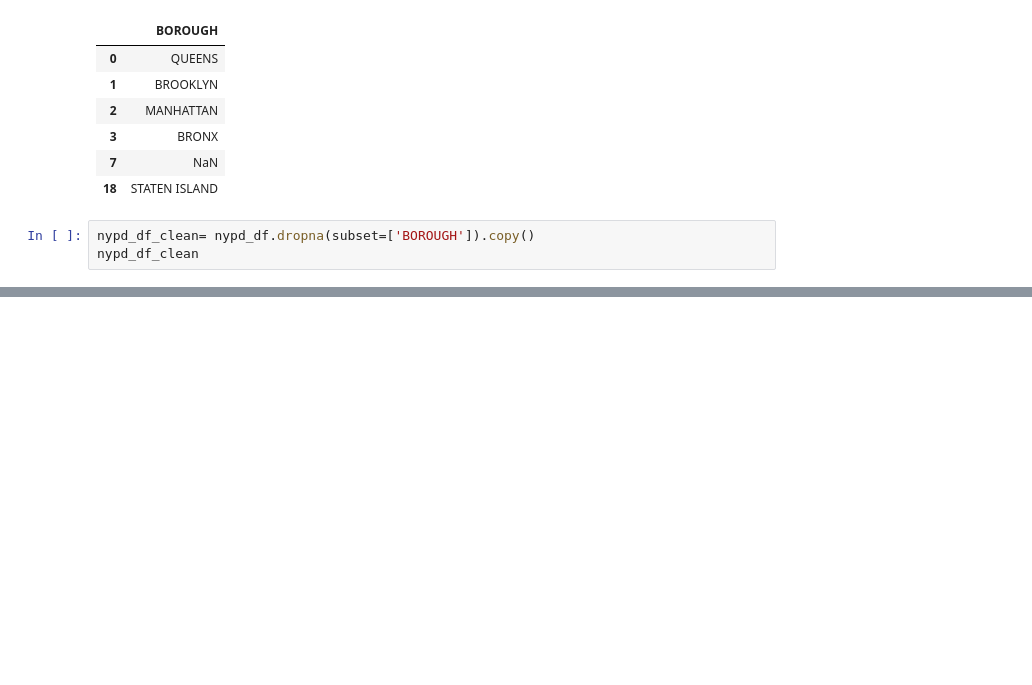
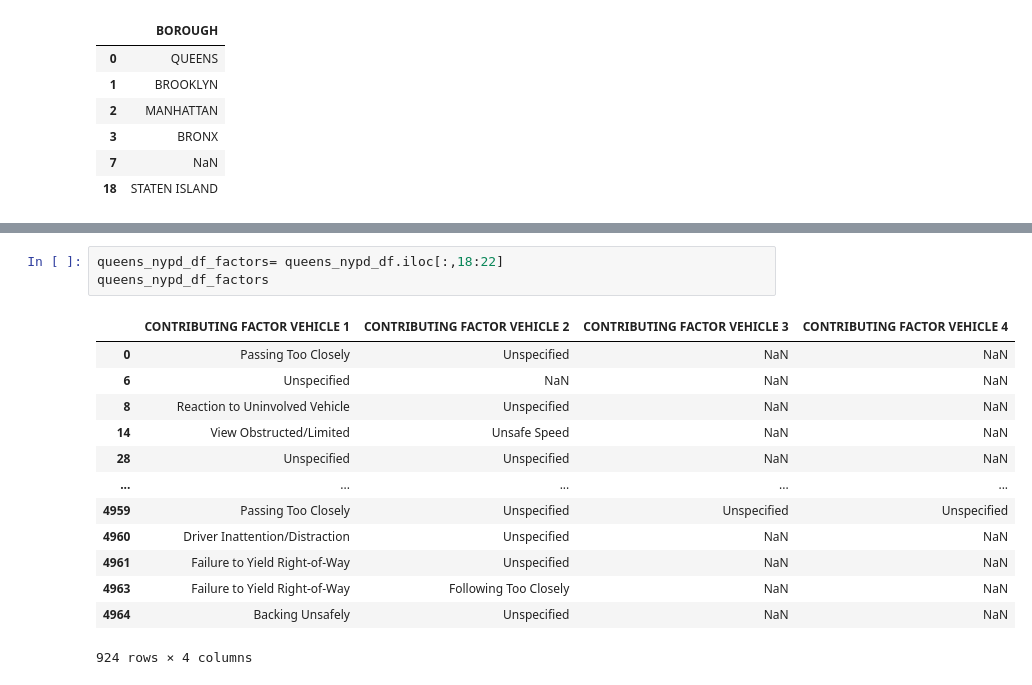
Before and after one commit to AlicjaB90/Projekt_Pandas, a Jupyter notebook: Wczytanie_danych_NYC.ipynb, the cells around one changed output, grey strips where cells are left out. Drawn from its saved outputs; the diff is of its cells as text; blank space fills up the shorter version.

```diff
--- a/Wczytanie_danych_NYC.ipynb
+++ b/Wczytanie_danych_NYC.ipynb
@@ -103,6 +71,3 @@ borough_nypd_df.drop_duplicates()
 | 3 | BRONX |
 | 7 | NaN |
 | 18 | STATEN ISLAND |
-# %%
-nypd_df_clean= nypd_df.dropna(subset=['BOROUGH']).copy()
-nypd_df_clean
@@ -139,3 +90,20 @@ queens_nypd_df
 | 4963 | 2019-08-09T00:00:00.000 | 11:50 | QUEENS | 11379.0 | 40.721592 | -73.876470 | {'type': 'Point', 'coordinates': ... | JUNIPER BOULEVARD NORTH | ... |
 | 4964 | 2019-08-24T00:00:00.000 | 1:56 | QUEENS | 11420.0 | 40.671474 | -73.815480 | {'type': 'Point', 'coordinates': ... | NaN | ... |
 924 rows × 29 columns
+# %%
+queens_nypd_df_factors= queens_nypd_df.iloc[:,18:22]
+queens_nypd_df_factors
+# %% [output]
+|  | CONTRIBUTING FACTOR VEHICLE 1 | CONTRIBUTING FACTOR VEHICLE 2 | CONTRIBUTING FACTOR VEHICLE 3 | CONTRIBUTING FACTOR VEHICLE 4 |
+| 0 | Passing Too Closely | Unspecified | NaN | NaN |
+| 6 | Unspecified | NaN | NaN | NaN |
+| 8 | Reaction to Uninvolved Vehicle | Unspecified | NaN | NaN |
+| 14 | View Obstructed/Limited | Unsafe Speed | NaN | NaN |
+| 28 | Unspecified | Unspecified | NaN | NaN |
+| ... | ... | ... | ... | ... |
+| 4959 | Passing Too Closely | Unspecified | Unspecified | Unspecified |
+| 4960 | Driver Inattention/Distraction | Unspecified | NaN | NaN |
+| 4961 | Failure to Yield Right-of-Way | Unspecified | NaN | NaN |
+| 4963 | Failure to Yield Right-of-Way | Following Too Closely | NaN | NaN |
+| 4964 | Backing Unsafely | Unspecified | NaN | NaN |
+924 rows × 4 columns
```
Also changed, not shown: parts of 7 cells of this notebook, 1 other file.
